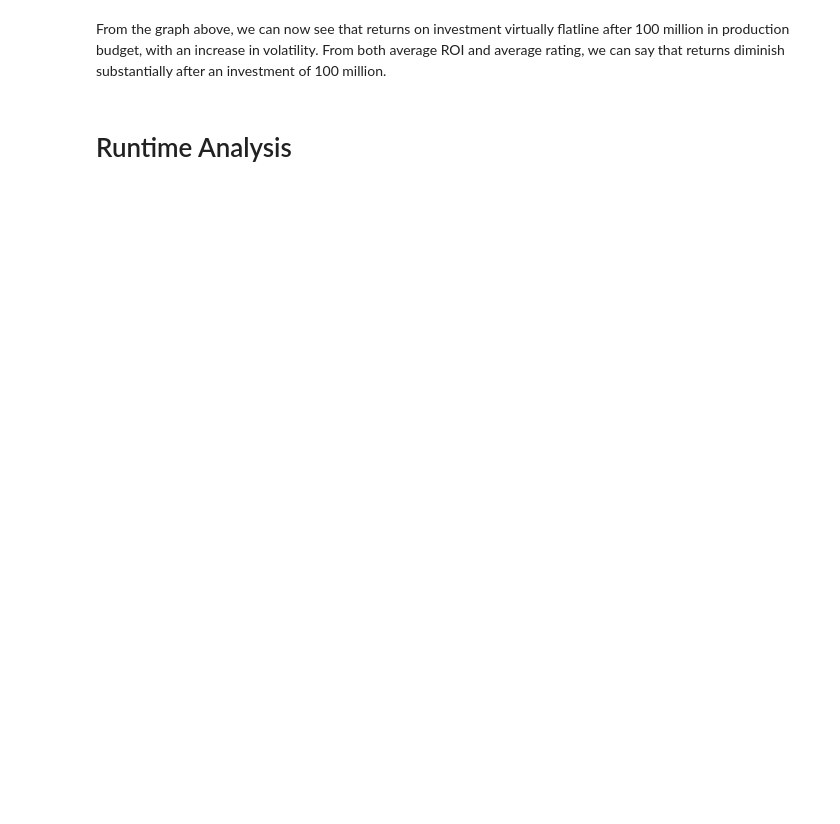
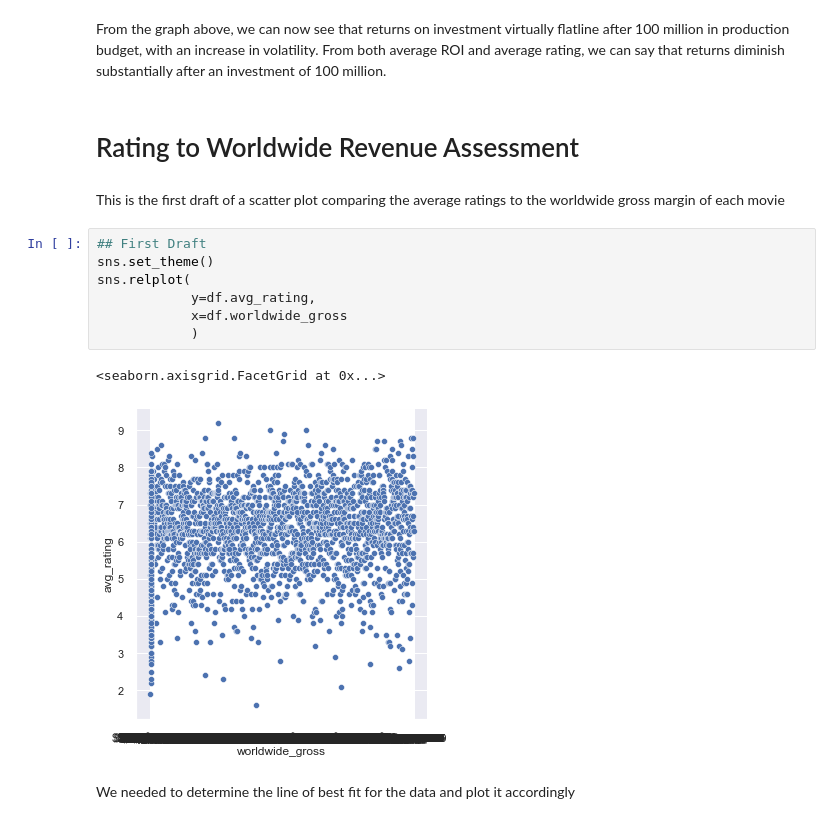
Before and after one commit to hixtape1212/Group6Consulting_CapstoneRepo, a Jupyter notebook: Group6-MovieAnalysis.ipynb, the cells around one changed output. Drawn from its saved outputs; the diff is of its cells as text; blank space fills up the shorter version.

Commit message:
MS Added ratings to worldwide revenue portion

```diff
--- a/Group6-MovieAnalysis.ipynb
+++ b/Group6-MovieAnalysis.ipynb
@@ -378,4 +378,18 @@ ax.axhline(df_dropped34.roi.mean(), color='red')
 # %% [markdown]
 From the graph above, we can now see that returns on investment virtually flatline after 100 million in production budget, with an increase in volatility. From both average ROI and average rating, we can say that returns diminish substantially after an investment of 100 million.
-# %% [markdown]
-# Runtime Analysis
+# %% [markdown]
+# Rating to Worldwide Revenue Assessment
+# %% [markdown]
+This is the first draft of a scatter plot comparing the average ratings to the worldwide gross margin of each movie
+# %%
+## First Draft
+sns.set_theme()
+sns.relplot(
+            y=df.avg_rating,
+            x=df.worldwide_gross
+            )
+# %% [output]
+<seaborn.axisgrid.FacetGrid at 0x...>
+[figure, added]
+# %% [markdown]
+We needed to determine the line of best fit for the data and plot it accordingly
```
Also changed, not shown: parts of 11 cells of this notebook.
